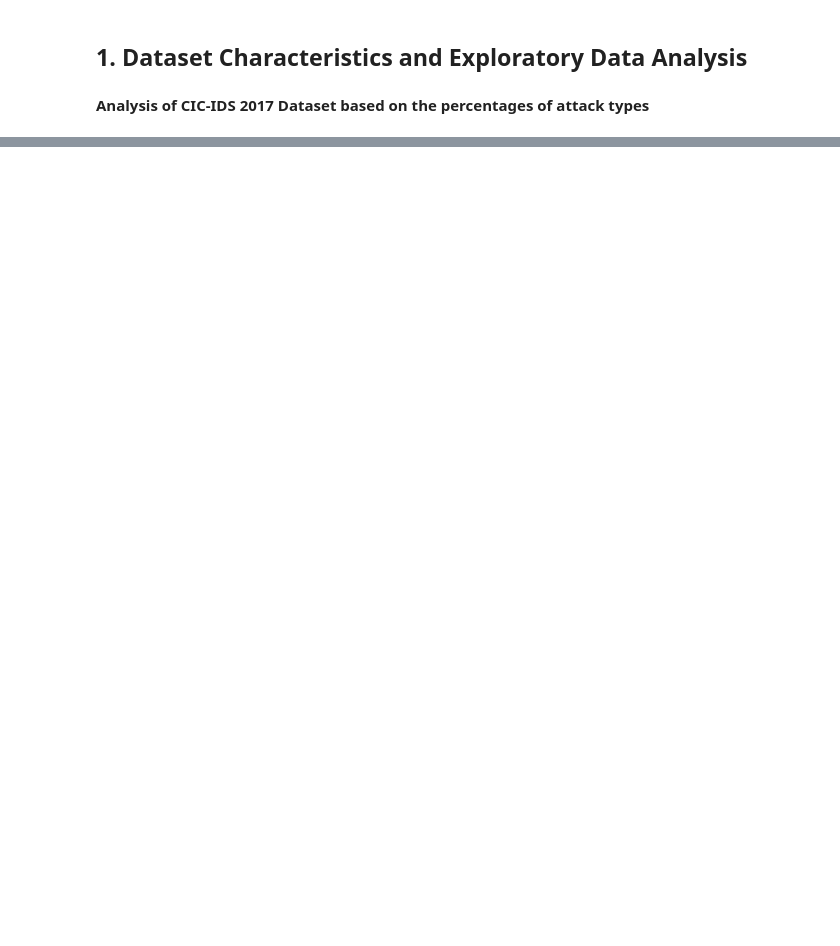
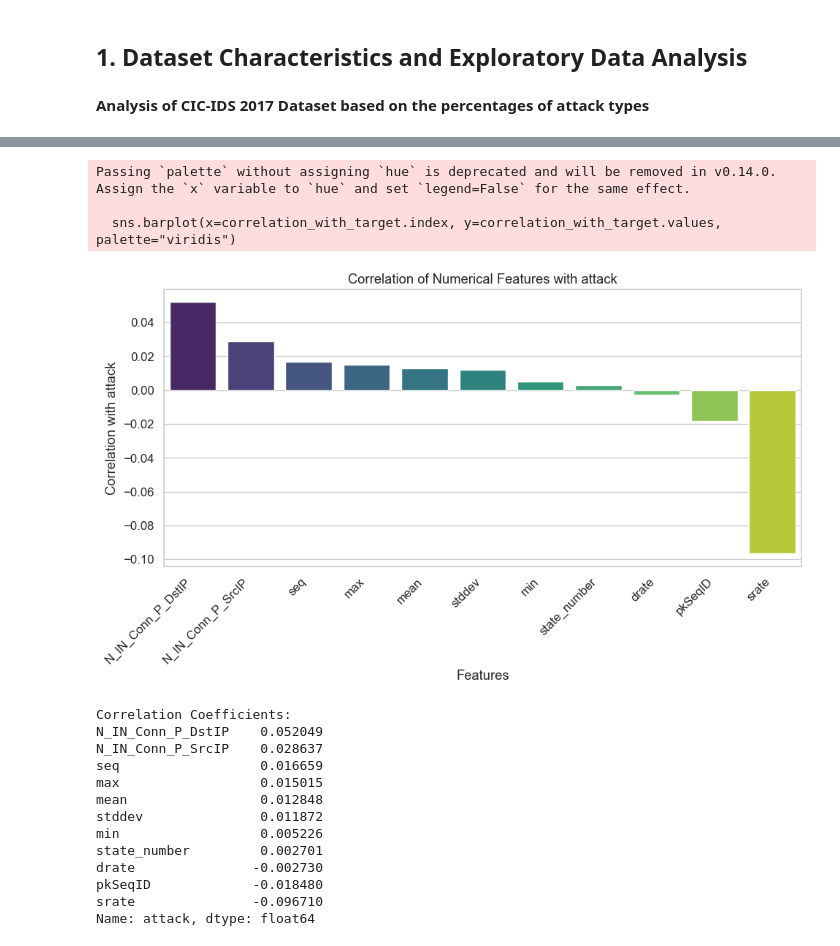
Before and after one commit to spencer-kanjera/Hybrid-Botnet-Detection-In-IOT-Using-GA-and-LightGBM, a Jupyter notebook: 1.UNSWExploratory Data Analysis.ipynb, the cells around one changed output, grey strips where cells are left out. Saved outputs shown, nothing was run; the diff lists cells and outputs as text; code cells hidden in the pictures; blank space fills up the shorter version.

```diff
--- a/1.UNSWExploratory Data Analysis.ipynb
+++ b/1.UNSWExploratory Data Analysis.ipynb
@@ -13,3 +11,12 @@ from sklearn.model_selection import train_test_split
 # %%
+ # Cell 1 Loading the data
+ #Set plotting style
+sns.set(style="whitegrid", palette="muted", font_scale=1.1)
+
+# Load the datasets
 data_test = pd.read_csv(r"C:\VS code projects\data_files\UNSW_2018_IoT_Botnet_Final_10_best_Testing.csv")
 data_train = pd.read_csv(r"C:\VS code projects\data_files\UNSW_2018_IoT_Botnet_Final_10_best_Training.csv")
+
+# Print the shapes to verify successful reading
+print("Training data shape:", data_train.shape)
+print("Testing data shape:", data_test.shape)
@@ -166,0 +159,45 @@ Overview of Columns:
+# %%
+#  Cell 7: Visualize Target Variable Distribution
+
+target_column = 'attack'
+
+# Identify all numeric features and remove the target from this list
+numeric_features = data_train.select_dtypes(include=[np.number]).columns.tolist()
+if target_column in numeric_features:
+    numeric_features.remove(target_column)
+
+# Compute the correlations between each numeric feature and the target
+# This creates a correlation matrix that includes the target, then drops the target itself.
+correlation_with_target = data_train[numeric_features + [target_column]].corr()[target_column].drop(target_column)
+correlation_with_target = correlation_with_target.sort_values(ascending=False)
+
+# Plot the correlations as a bar plot
+plt.figure(figsize=(10, 6))
+sns.barplot(x=correlation_with_target.index, y=correlation_with_target.values, palette="viridis")
+plt.ylabel(f"Correlation with {target_column}")
+plt.xlabel("Features")
+plt.title(f"Correlation of Numerical Features with {target_column}")
+plt.xticks(rotation=45, ha="right")
+plt.tight_layout()
+plt.show()
+
+print("Correlation Coefficients:")
+print(correlation_with_target)
+# %% [output]
+Passing `palette` without assigning `hue` is deprecated and will be removed in v0.14.0. Assign the `x` variable to `hue` and set `legend=False` for the same effect.
+
+  sns.barplot(x=correlation_with_target.index, y=correlation_with_target.values, palette="viridis")
+[figure, added]
+Correlation Coefficients:
+N_IN_Conn_P_DstIP    0.052049
+N_IN_Conn_P_SrcIP    0.028637
+seq                  0.016659
+max                  0.015015
+mean                 0.012848
+stddev               0.011872
+min                  0.005226
+state_number         0.002701
+drate               -0.002730
+pkSeqID             -0.018480
+srate               -0.096710
+Name: attack, dtype: float64
```
Also changed, not shown: parts of 11 cells of this notebook, 12 other files.
